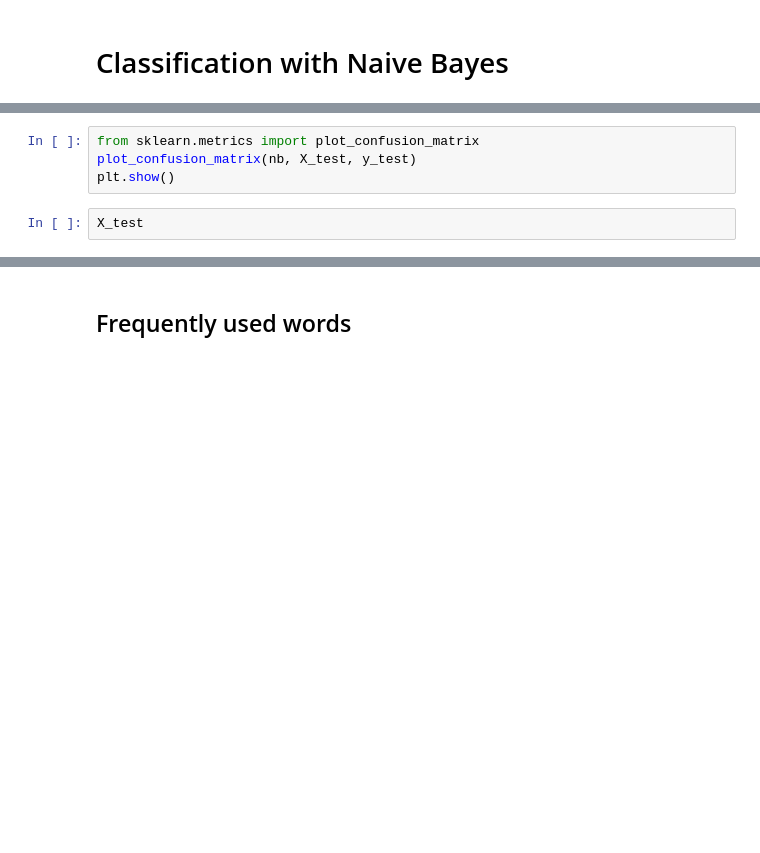
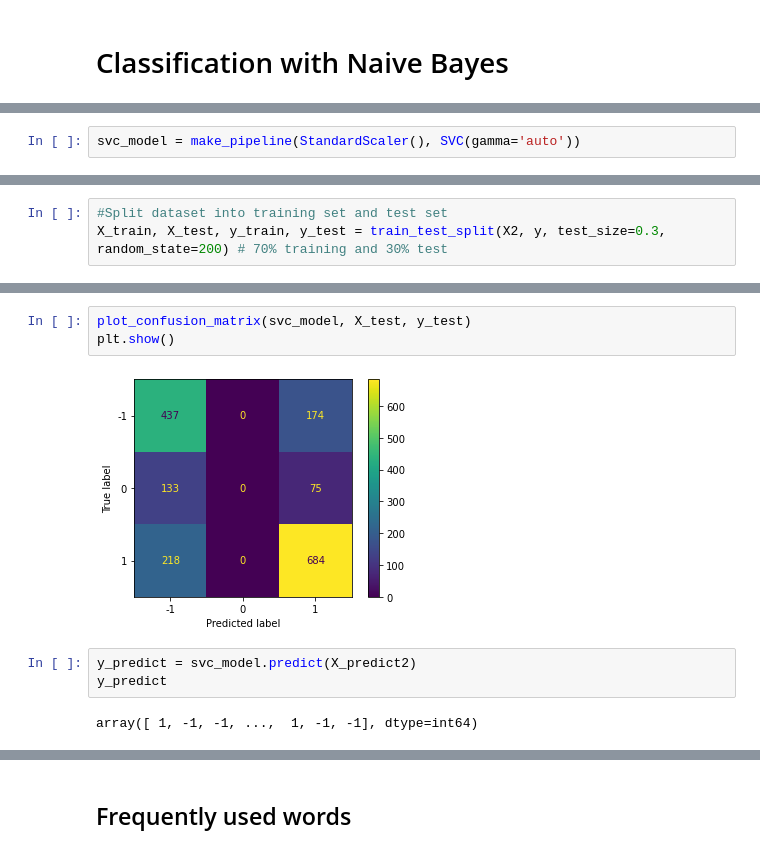
Before and after one commit to cecilia-acosta/Machine-Learning-Final-Project, a Jupyter notebook: Machine Learning Model_Tweets.ipynb, the cells around one changed output, grey strips where cells are left out. Cells and saved outputs as stored; diff of their text form; blank space fills up the shorter version.

```diff
--- a/Machine Learning Model_Tweets.ipynb
+++ b/Machine Learning Model_Tweets.ipynb
@@ -389,0 +961,2 @@ print(cm)
+# %%
+svc_model = make_pipeline(StandardScaler(), SVC(gamma='auto'))
@@ -389,0 +968,3 @@ print(cm)
+# %%
+#Split dataset into training set and test set
+X_train, X_test, y_train, y_test = train_test_split(X2, y, test_size=0.3, random_state=200) # 70% training and 30% test
@@ -390,6 +985,10 @@ print(cm)
 # %%
-from sklearn.metrics import plot_confusion_matrix
-plot_confusion_matrix(nb, X_test, y_test)
+plot_confusion_matrix(svc_model, X_test, y_test)
 plt.show()
+# %% [output]
+[figure, added]
-# %%
-X_test
+# %%
+y_predict = svc_model.predict(X_predict2)
+y_predict
+# %% [output]
+array([ 1, -1, -1, ...,  1, -1, -1], dtype=int64)
```
Also changed, not shown: parts of 79 cells of this notebook.
